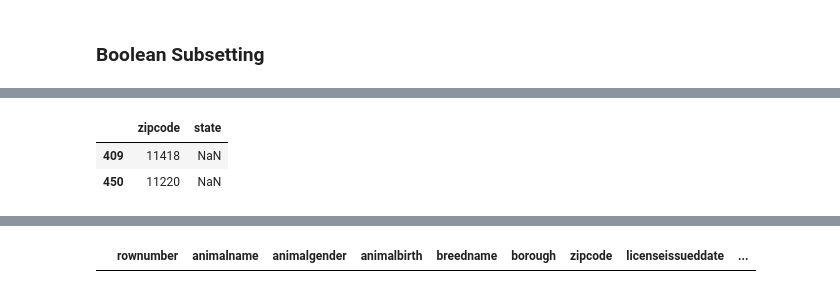
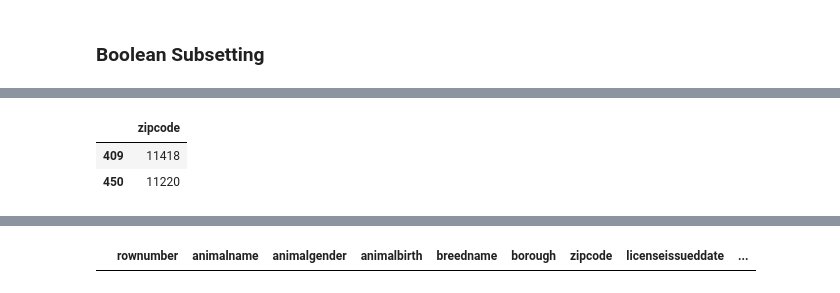
Before and after one commit to khayes847/dc-ds-071519, a Jupyter notebook: 1-Module/1-Section/day_5_lecture_1_pandas/intro_to_pandas.ipynb, the cells around one changed output, grey strips where cells are left out. Cells and saved outputs as stored; diff of their text form; code cells hidden in the pictures.

```diff
--- a/1-Module/1-Section/day_5_lecture_1_pandas/intro_to_pandas.ipynb
+++ b/1-Module/1-Section/day_5_lecture_1_pandas/intro_to_pandas.ipynb
@@ -613,11 +599,11 @@ nyc_dogs.loc[nyc_dogs['animalname']=='SAM']
 | 409 | 410 | SAM | M | 2007 | Labrador Retriever | NaN | 11418 | 2014-10-16T00:00:00.000 | ... |
 | 450 | 451 | SAM | M | 2008 | Bull Dog, English | NaN | 11220 | 2014-10-21T00:00:00.000 | ... |
 # %%
-nyc_dogs.loc[nyc_dogs['animalname']=='SAM',['zipcode','state']]
+nyc_dogs.loc[nyc_dogs['animalname']=='SAM',['zipcode']]
 # %% [output]
-|  | zipcode | state |
-| 409 | 11418 | NaN |
-| 450 | 11220 | NaN |
+|  | zipcode |
+| 409 | 11418 |
+| 450 | 11220 |
 # %%
 #What amount if we want to select a student of a specific age?
 nyc_dogs.loc[nyc_dogs['age']==5]
```
Also changed, not shown: parts of 11 cells of this notebook, 2 other files.
